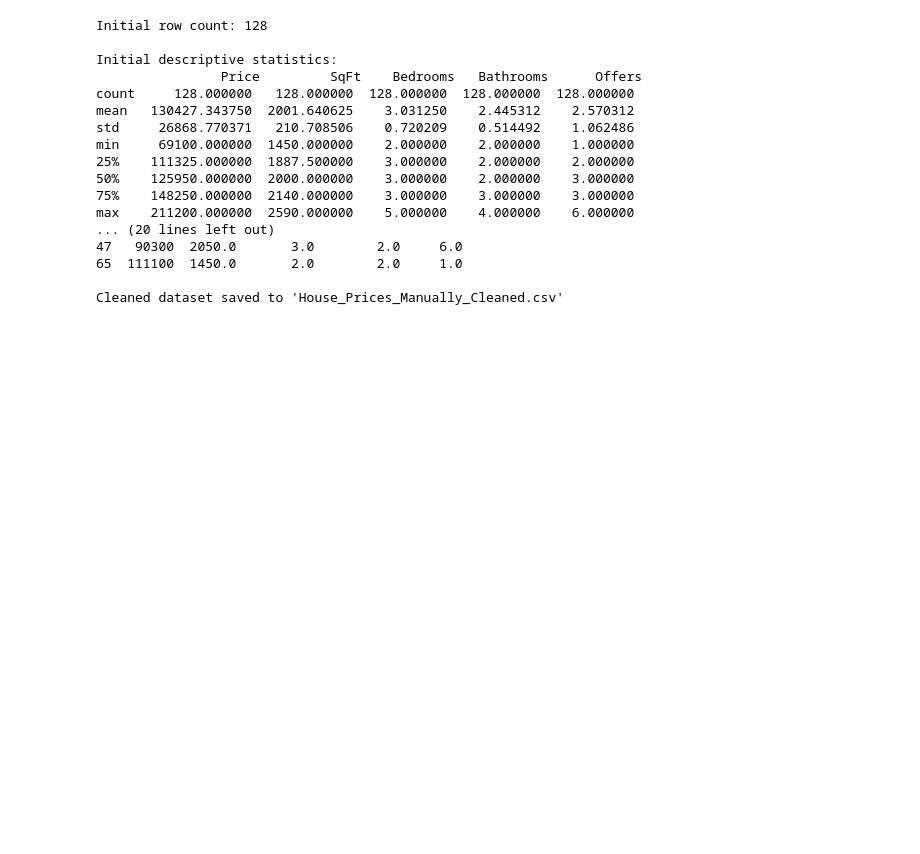
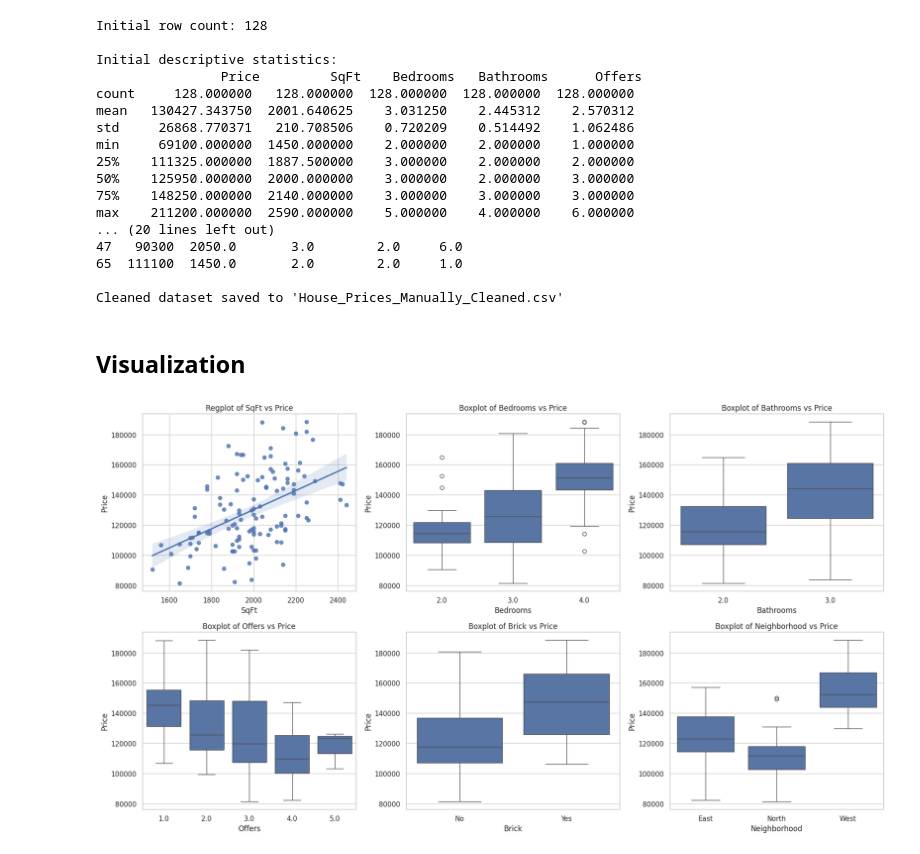
Before and after one commit to Sayed-Hossein-Hosseini/Linear_Regression_for_Predicting_House_Prices, a Jupyter notebook: Linear_Regression_for_Predicting_House_Prices.ipynb, the cells around one changed output. Drawn from its saved outputs; the diff is of its cells as text; code cells hidden in the pictures; blank space fills up the shorter version.

Commit message:
Visualizing the relationship between features and house prices

```diff
--- a/Linear_Regression_for_Predicting_House_Prices.ipynb
+++ b/Linear_Regression_for_Predicting_House_Prices.ipynb
@@ -130,3 +132,75 @@ max    211200.000000  2590.000000    5.000000    4.000000    6.000000
 65  111100  1450.0       2.0        2.0     1.0
 
 Cleaned dataset saved to 'House_Prices_Manually_Cleaned.csv'
+# %% [markdown]
+## **Visualization**
+# %%
+# Assume df_clean is already defined
+# df_clean = pd.read_csv('your_data.csv')  # If data is loaded from a CSV file
+
+# Drop null values for a clean analysis
+df_clean = df_clean.dropna()
+
+# Create a figure to display the plots
+fig, axes = plt.subplots(2, 3, figsize=(18, 10))
+
+## 1. Scatterplot and Regplot for SqFt
+sns.regplot(x='SqFt', y='Price', data=df_clean, ax=axes[0, 0])
+axes[0, 0].set_title('Regplot of SqFt vs Price')
+
+## 2. Boxplot for Bedrooms
+sns.boxplot(x='Bedrooms', y='Price', data=df_clean, ax=axes[0, 1])
+axes[0, 1].set_title('Boxplot of Bedrooms vs Price')
+
+## 3. Boxplot for Bathrooms
+sns.boxplot(x='Bathrooms', y='Price', data=df_clean, ax=axes[0, 2])
+axes[0, 2].set_title('Boxplot of Bathrooms vs Price')
+
+## 4. Boxplot for Offers
+sns.boxplot(x='Offers', y='Price', data=df_clean, ax=axes[1, 0])
+axes[1, 0].set_title('Boxplot of Offers vs Price')
+
+## 5. Boxplot for Brick
+sns.boxplot(x='Brick', y='Price', data=df_clean, ax=axes[1, 1])
+axes[1, 1].set_title('Boxplot of Brick vs Price')
+
+## 6. Boxplot for Neighborhood
+sns.boxplot(x='Neighborhood', y='Price', data=df_clean, ax=axes[1, 2])
+axes[1, 2].set_title('Boxplot of Neighborhood vs Price')
+
+# General layout adjustments
+plt.tight_layout()
+plt.show()
+
+# Results analysis
+print("Results Analysis:")
+# Analyze SqFt
+corr_sqft = df_clean['SqFt'].corr(df_clean['Price'])
+print(f"Correlation between SqFt and Price: {corr_sqft:.2f}")
+
+# Analyze Bedrooms
+for bed in df_clean['Bedrooms'].unique():
+    avg_price_bed = df_clean[df_clean['Bedrooms'] == bed]['Price'].mean()
+    print(f"Average price for {bed} bedrooms: {avg_price_bed:.2f}")
+
+# Analyze Bathrooms
+for bath in df_clean['Bathrooms'].unique():
+    avg_price_bath = df_clean[df_clean['Bathrooms'] == bath]['Price'].mean()
+    print(f"Average price for {bath} bathrooms: {avg_price_bath:.2f}")
+
+# Analyze Offers
+for offers in df_clean['Offers'].unique():
+    avg_price_offers = df_clean[df_clean['Offers'] == offers]['Price'].mean()
+    print(f"Average price for {offers} offers: {avg_price_offers:.2f}")
+
+# Analyze Brick
+avg_price_brick_yes = df_clean[df_clean['Brick'] == 'Yes']['Price'].mean()
+avg_price_brick_no = df_clean[df_clean['Brick'] == 'No']['Price'].mean()
+print(f"Average price for Brick houses: Yes: {avg_price_brick_yes:.2f}, No: {avg_price_brick_no:.2f}")
+
+# Analyze Neighborhood
+for neighborhood in df_clean['Neighborhood'].unique():
+    avg_price_neigh = df_clean[df_clean['Neighborhood'] == neighborhood]['Price'].mean()
+    print(f"Average price in {neighborhood} neighborhood: {avg_price_neigh:.2f}")
+# %% [output]
+[figure, added]
```
Also changed, not shown: parts of 2 cells of this notebook.
